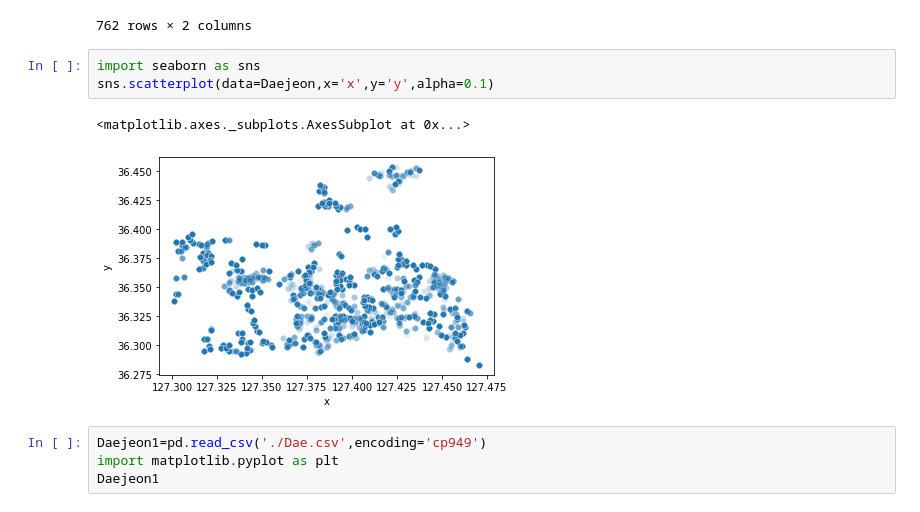
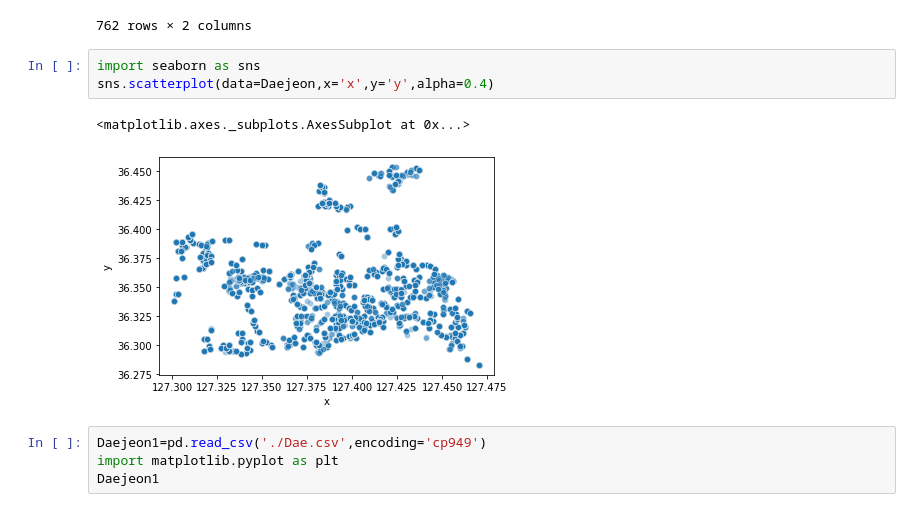
Before and after one commit to Ash-Stat/An-Si-Hyun, a Jupyter notebook: greenindex.ipynb, the cells around one changed output. Cells and saved outputs as stored; diff of their text form.

```diff
--- a/greenindex.ipynb
+++ b/greenindex.ipynb
@@ -79,10 +79,10 @@ Daejeon.drop_duplicates()
 762 rows × 2 columns
 # %%
 import seaborn as sns
-sns.scatterplot(data=Daejeon,x='x',y='y',alpha=0.1)
+sns.scatterplot(data=Daejeon,x='x',y='y',alpha=0.4)
 # %% [output]
 <matplotlib.axes._subplots.AxesSubplot at 0x...>
-[figure, old version]
+[figure, new version]
 # %%
 Daejeon1=pd.read_csv('./Dae.csv',encoding='cp949')
 import matplotlib.pyplot as plt
```
Also changed, not shown: parts of 10 cells of this notebook.
